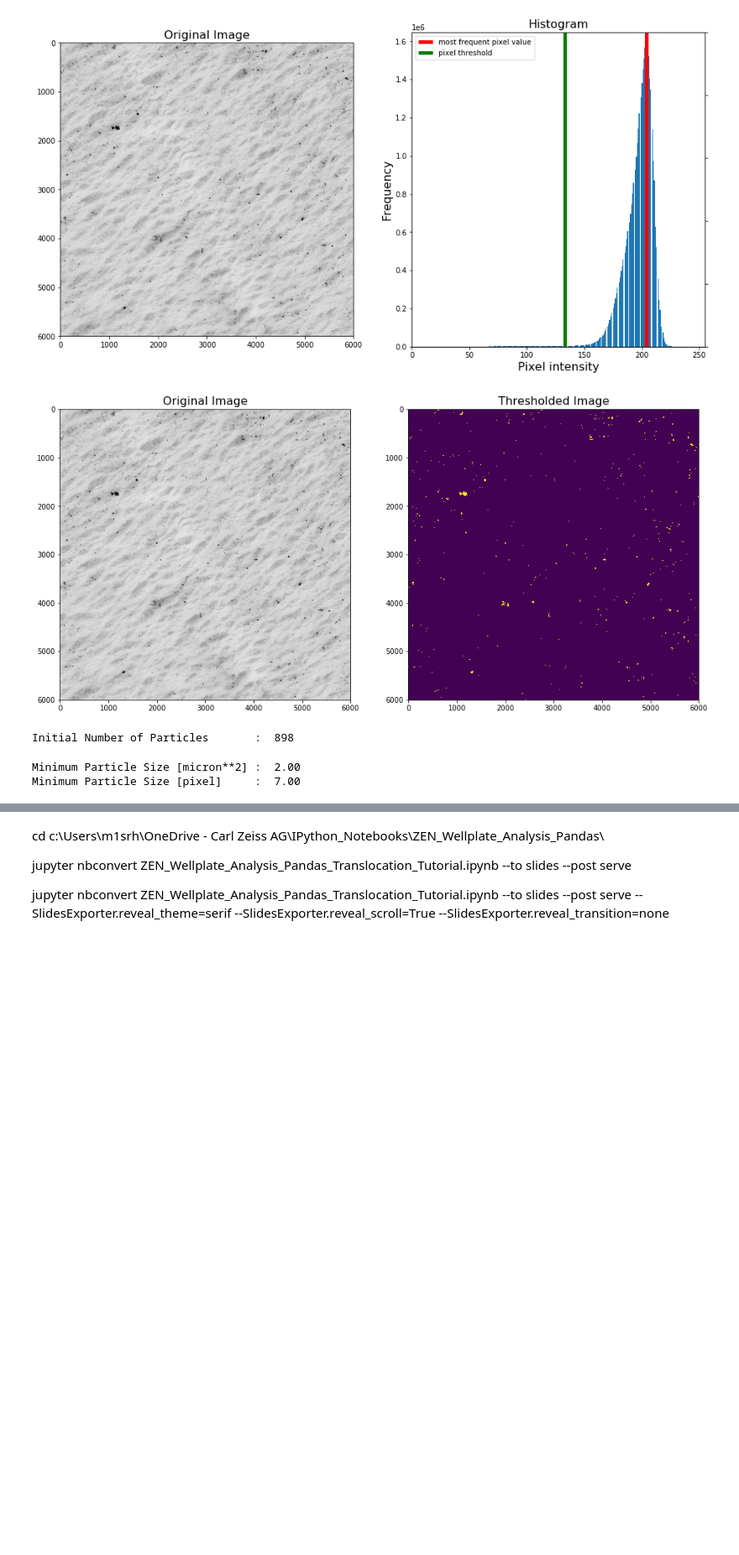
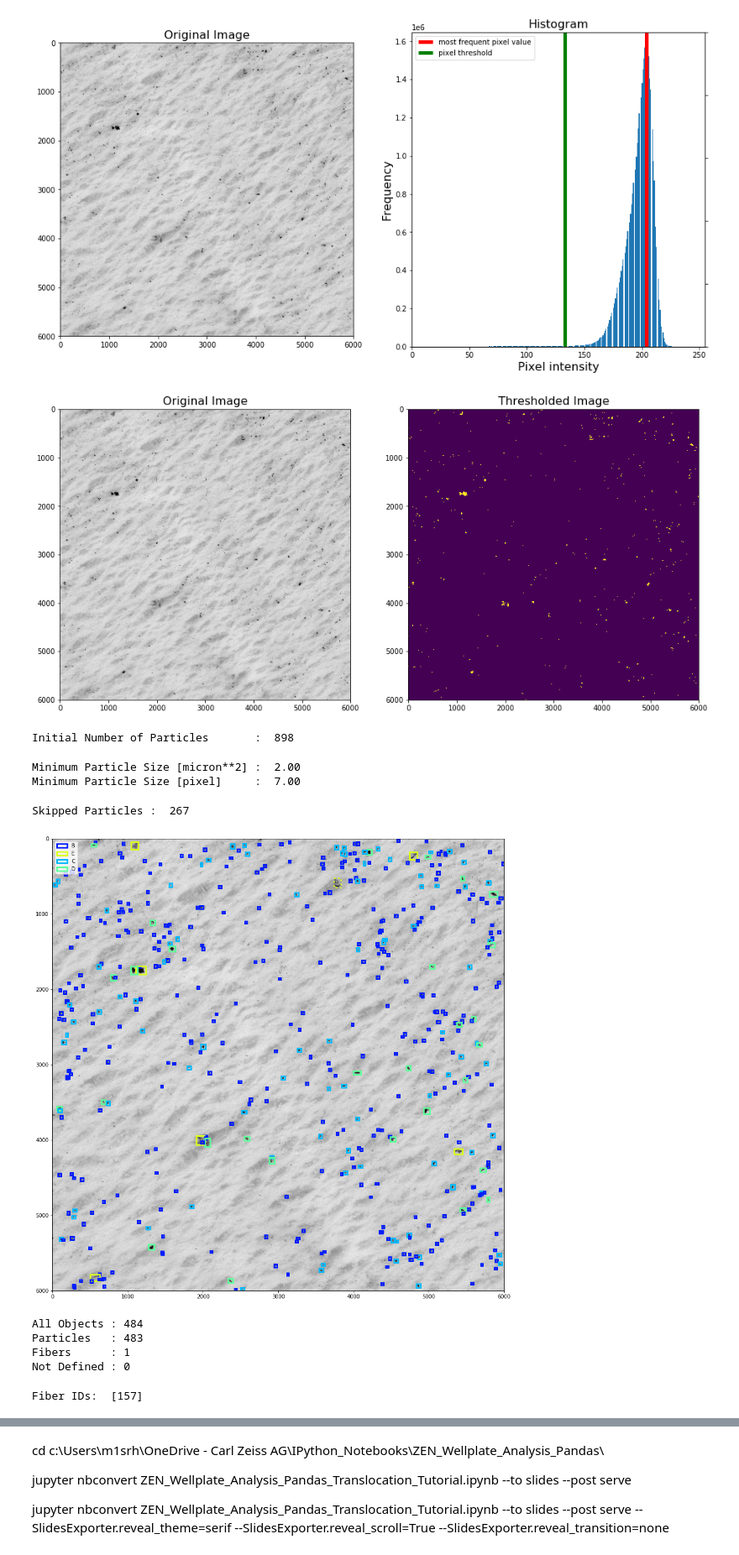
Before and after one commit to sebi06/ipy_notebooks, a Jupyter notebook: APEER/APEER_Particle_Analysis V2.ipynb, the cells around one changed output, grey strips where cells are left out. Shown at 84% size. Drawn from its saved outputs; the diff is of its cells as text; code cells hidden in the pictures; blank space fills up the shorter version.

```diff
--- a/APEER/APEER_Particle_Analysis V2.ipynb
+++ b/APEER/APEER_Particle_Analysis V2.ipynb
@@ -30,14 +30,14 @@ from scipy import ndimage as ndi
 import seaborn as sns
 # %%
 bfrpath = r'c:\Users\m1srh\Documents\GitHub\BioFormatsRead'
-#bfrpath = r'd:\Users\m1srh\Documents\Github\BioFormatsRead'
-bfpackage = r'c:\Users\m1srh\Documents\Software\Bioformats\5.9.2\bioformats_package.jar'
-#bfpackage = r'd:\Users\m1srh\Documents\Github\BioFormatsRead\bfpackage\5.9.2\bioformats_package.jar'
 
-filename = r'c:\Users\m1srh\OneDrive - Carl Zeiss AG\Projects\Apeer\ZenCore_Workflows\ParticleAnalysis\Filtertest1_POL.czi'
-#filename = r'd:\Users\m1srh\OneDrive - Carl Zeiss AG\Projects\Apeer\ZenCore_Workflows\ParticleAnalysis\Filtertest1_POL.czi'
+#bfpackage = r'c:\Users\m1srh\Documents\Software\Bioformats\5.9.2\bioformats_package.jar'
+bfpackage = r'd:\Users\m1srh\Documents\Github\BioFormatsRead\bfpackage\5.9.2\bioformats_package.jar'
+
+#filename = r'c:\Users\m1srh\OneDrive - Carl Zeiss AG\Projects\Apeer\ZenCore_Workflows\ParticleAnalysis\Filtertest1_POL.czi'
+filename = r'd:\Users\m1srh\OneDrive - Carl Zeiss AG\Projects\Apeer\ZenCore_Workflows\ParticleAnalysis\Filtertest1_POL.czi'
 # %%
-array, czimd = pa.readczi(filename)
+imgarray, czimd = pa.readczi(filename)
 # %%
 czimd.keys()
 # %% [output]
@@ -65,6 +65,6 @@ TCZYX0
 0.546253428425691
 None
 # %%
-imgarray, omexml, metainfo = pa.readpaimage(filename, bfrpath=bfrpath,
-                                                      bfpackage=bfpackage,
-                                                      use_BF=True)
+#imgarray, omexml, metainfo = pa.readpaimage(filename, bfrpath=bfrpath,
+#                                                      bfpackage=bfpackage,
+#                                                      use_BF=True)
@@ -213,7 +195,8 @@ remove_small = True
 # remove small objects
 if remove_small:
     min_particle_area_micron = 2
-    min_particle_size_pixel = np.int(np.round(min_particle_area_micron / (metainfo['XScale']**2), 0))
+    #min_particle_size_pixel = np.int(np.round(min_particle_area_micron / (metainfo['XScale']**2), 0))
+    min_particle_size_pixel = np.int(np.round(min_particle_area_micron / (czimd['ScaleX']**2), 0))
     print('Minimum Particle Size [micron**2] :  {:.2f}'.format(min_particle_area_micron))
     print('Minimum Particle Size [pixel]     :  {:.2f}'.format(min_particle_size_pixel))
 
@@ -272,34 +255,38 @@ mv_feretmax = 5
 offset = 10
 drawrect = True
 
 # create emtpy dictionary for all the particles and lust for particle classes
 objects = {}
 #particleclasses = []
 
 skipped = 0
 
 # loop over all detected objects
 for region in regionprops(img_label, intensity_image=array, cache=True, coordinates='xy'):
 
-    properties = pa.get_particleproperties(region, img_label, array, pclasses, pcolors, scaleXY=metainfo['XScale'])
+    #properties = pa.get_particleproperties(region, img_label, array, pclasses, pcolors, scaleXY=metainfo['XScale'])
+    properties = pa.get_particleproperties(region, img_label, array, pclasses, pcolors, scaleXY=czimd['ScaleX'])
 
     # store parameters of current object in dictionary for all objects
     objects[region.label] = properties
 
     if drawrect and objects[region.label]['FeretMax'] >= mv_feretmax:
         # draw rectangle around segmented particles and make the bounding rectangle bigger
         ax, rect = pa.create_rectangles(ax_label, properties, region, offset=offset, lw=3)
 
     # check for small particles and delete entry from dict
     if objects[region.label]['FeretMax'] < mv_feretmax:
         objects.pop(region.label, None)
         skipped = skipped + 1
 
 print('Skipped Particles : ', skipped)
 
 if savefig:
     savename = filename[:-4] + '_Detections.png'
     fig.savefig(savename, dpi=100, orientation='portrait', transparent=False, frameon=False)
+# %% [output]
+Skipped Particles :  267
+[figure, added]
 # %%
 # count number of particles and fibers
 num_all_objects, num_fibers, num_particles, num_ND = pa.count_objecttypes(objects)
@@ -314,10 +301,17 @@ print('All Objects :', num_all_objects)
 print('Particles   :', num_particles)
 print('Fibers      :', num_fibers)
 print('Not Defined :', num_ND)
+# %% [output]
+All Objects : 484
+Particles   : 483
+Fibers      : 1
+Not Defined : 0
 # %%
 # get all IDs for particles detected as fibers
 fiber_ids = pa.find_fibers(objects)
 print('Fiber IDs: ', fiber_ids)
+# %% [output]
+Fiber IDs:  [157]
 # %%
 savefig = True
 id2show = 157
```
Also changed, not shown: parts of 9 cells of this notebook, 1 other file.
